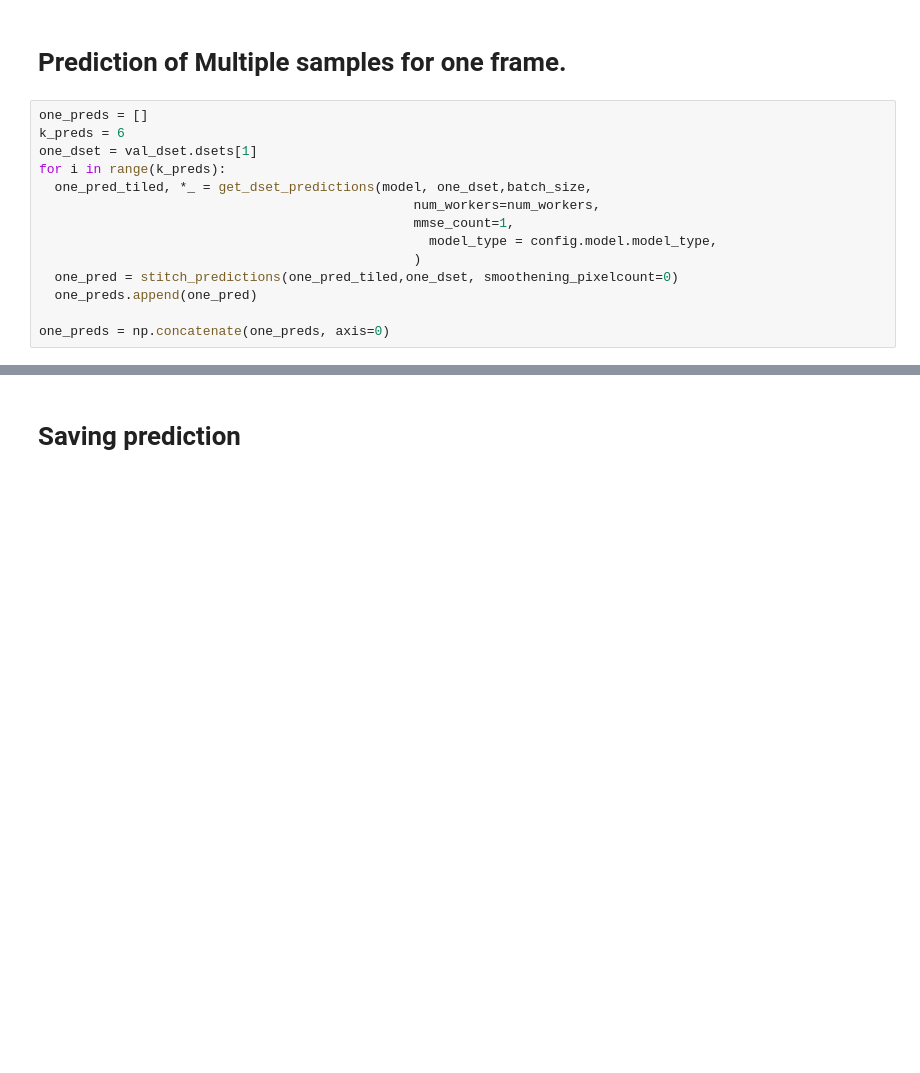
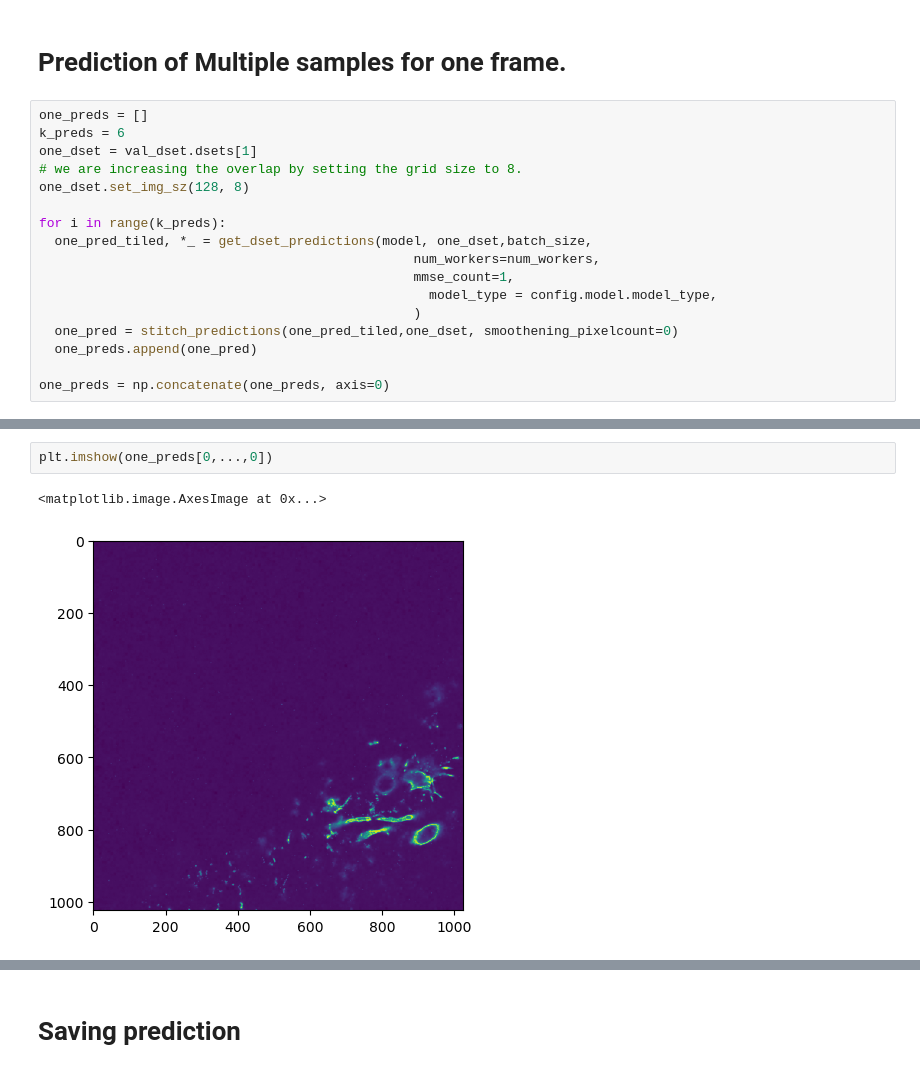
Before and after one commit to juglab/denoiSplit, a Jupyter notebook: denoisplit/notebooks/EvalOnMultiFileDatasetEkin.ipynb, the cells around one changed output, grey strips where cells are left out. Saved outputs shown, nothing was run; the diff lists cells and outputs as text; blank space fills up the shorter version.

```diff
--- a/denoisplit/notebooks/EvalOnMultiFileDatasetEkin.ipynb
+++ b/denoisplit/notebooks/EvalOnMultiFileDatasetEkin.ipynb
@@ -507,6 +515,9 @@ MemoryError: Unable to allocate 3.12 GiB for an array with shape (419284566,) an
 one_preds = []
 k_preds = 6
 one_dset = val_dset.dsets[1]
+# we are increasing the overlap by setting the grid size to 8.
+one_dset.set_img_sz(128, 8)
+
 for i in range(k_preds):
   one_pred_tiled, *_ = get_dset_predictions(model, one_dset,batch_size,
                                                 num_workers=num_workers,
@@ -520 +550,6 @@ one_preds = np.concatenate(one_preds, axis=0)
+# %%
+plt.imshow(one_preds[0,...,0])
+# %% [output]
+<matplotlib.image.AxesImage at 0x...>
+[figure, added]
 # %%
```
Also changed, not shown: parts of 34 cells of this notebook, 4 other files.
